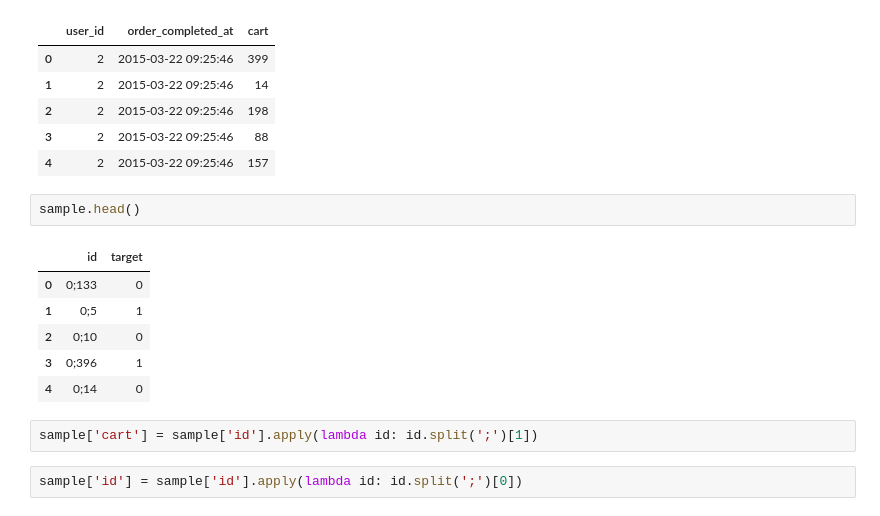
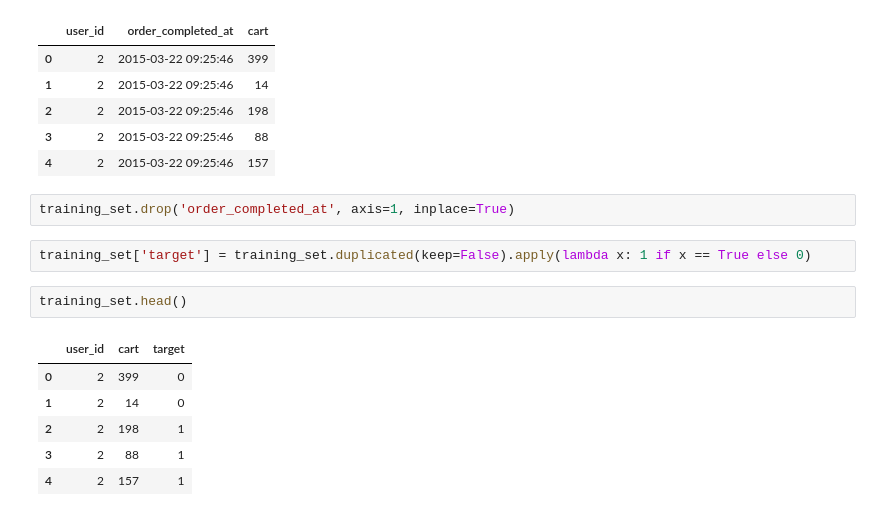
Before and after one commit to Leo-Sun-BMSTU/sbermarket-internship-competition, a Jupyter notebook: sbm_competition.ipynb, the cells around one changed output. Drawn from its saved outputs; the diff is of its cells as text.

```diff
--- a/sbm_competition.ipynb
+++ b/sbm_competition.ipynb
@@ -35,16 +68,16 @@ training_set.head()
 | 2 | 2 | 2015-03-22 09:25:46 | 198 |
 | 3 | 2 | 2015-03-22 09:25:46 | 88 |
 | 4 | 2 | 2015-03-22 09:25:46 | 157 |
+# %%
+training_set.drop('order_completed_at', axis=1, inplace=True)
+# %%
+training_set['target'] = training_set.duplicated(keep=False).apply(lambda x: 1 if x == True else 0)
 # %%
-sample.head()
+training_set.head()
 # %% [output]
-|  | id | target |
-| 0 | 0;133 | 0 |
-| 1 | 0;5 | 1 |
-| 2 | 0;10 | 0 |
-| 3 | 0;396 | 1 |
-| 4 | 0;14 | 0 |
+|  | user_id | cart | target |
+| 0 | 2 | 399 | 0 |
+| 1 | 2 | 14 | 0 |
+| 2 | 2 | 198 | 1 |
+| 3 | 2 | 88 | 1 |
+| 4 | 2 | 157 | 1 |
-# %%
-sample['cart'] = sample['id'].apply(lambda id: id.split(';')[1])
-# %%
-sample['id'] = sample['id'].apply(lambda id: id.split(';')[0])
```
Also changed, not shown: parts of 32 cells of this notebook, 1 other file.
